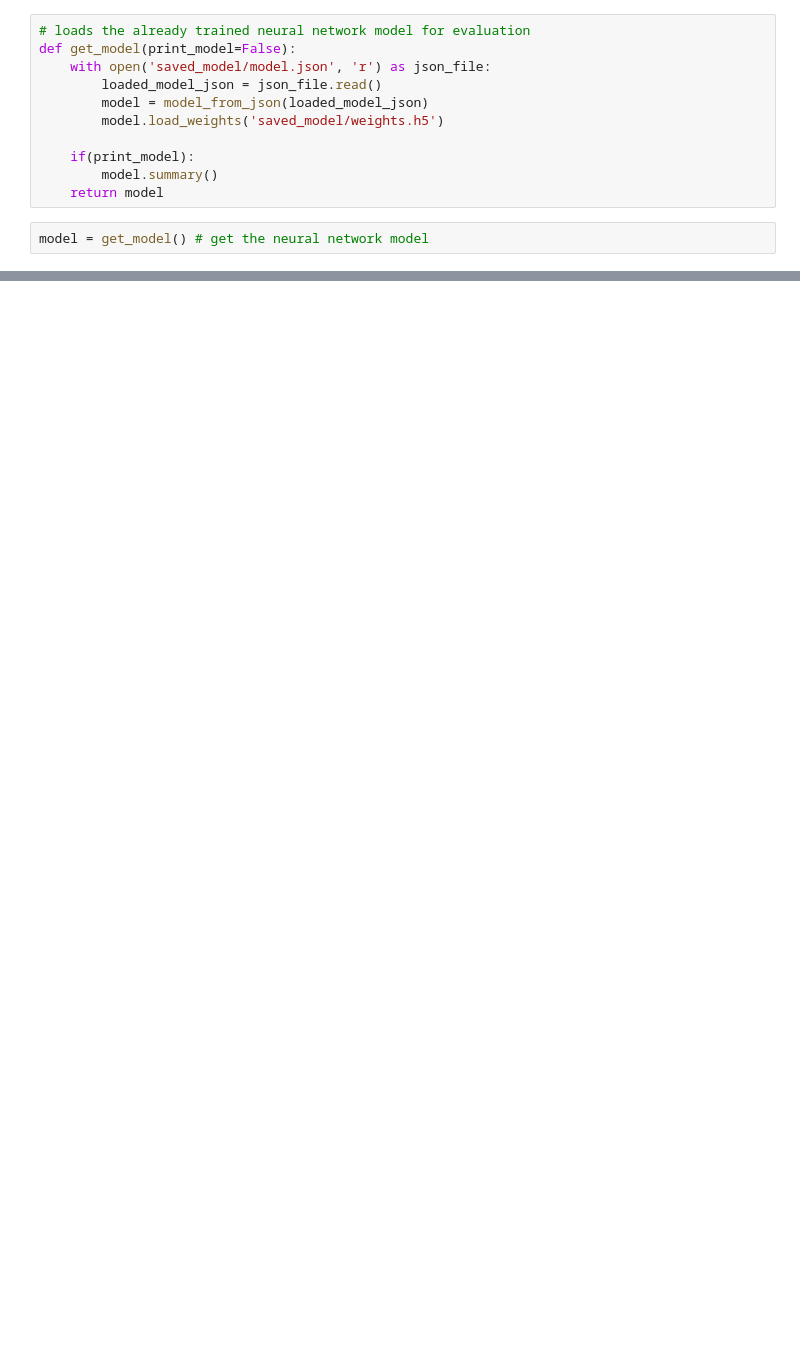
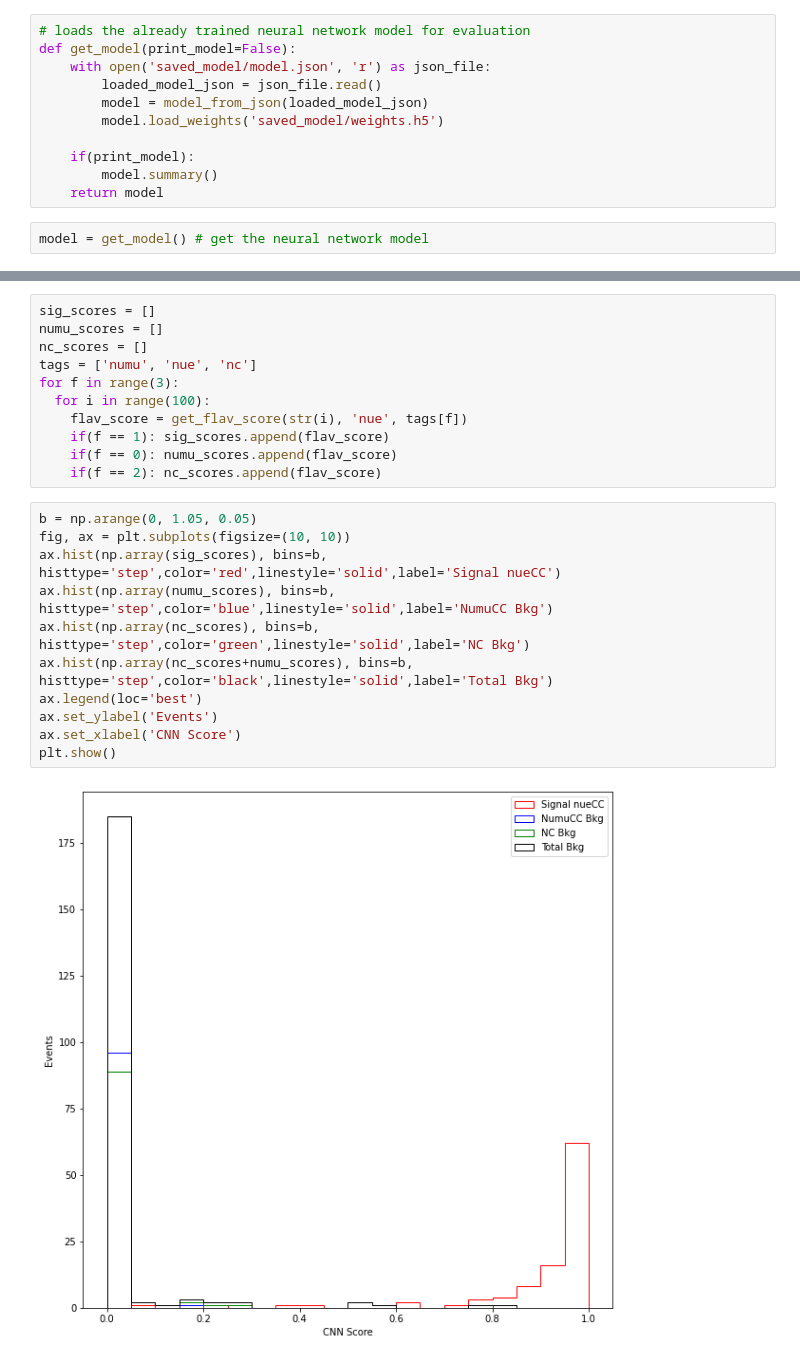
Before and after one commit to nitish-nayak/dune-cvn, a Jupyter notebook: dune_cvn_nusteam.ipynb, the cells around one changed output, grey strips where cells are left out. Cells and saved outputs as stored; diff of their text form; blank space fills up the shorter version.

```diff
--- a/dune_cvn_nusteam.ipynb
+++ b/dune_cvn_nusteam.ipynb
@@ -158,0 +254,24 @@ All scores : [[8.73088598e-01 4.76434725e-05 1.27438009e-02 1.14119984e-01]]
+# %%
+sig_scores = []
+numu_scores = []
+nc_scores = []
+tags = ['numu', 'nue', 'nc']
+for f in range(3):
+  for i in range(100):
+    flav_score = get_flav_score(str(i), 'nue', tags[f])
+    if(f == 1): sig_scores.append(flav_score)
+    if(f == 0): numu_scores.append(flav_score)
+    if(f == 2): nc_scores.append(flav_score)
+# %%
+b = np.arange(0, 1.05, 0.05)
+fig, ax = plt.subplots(figsize=(10, 10))
+ax.hist(np.array(sig_scores), bins=b, histtype='step',color='red',linestyle='solid',label='Signal nueCC')
+ax.hist(np.array(numu_scores), bins=b, histtype='step',color='blue',linestyle='solid',label='NumuCC Bkg')
+ax.hist(np.array(nc_scores), bins=b, histtype='step',color='green',linestyle='solid',label='NC Bkg')
+ax.hist(np.array(nc_scores+numu_scores), bins=b, histtype='step',color='black',linestyle='solid',label='Total Bkg')
+ax.legend(loc='best')
+ax.set_ylabel('Events')
+ax.set_xlabel('CNN Score')
+plt.show()
+# %% [output]
+[figure, added]
```
Also changed, not shown: parts of 22 cells of this notebook.
